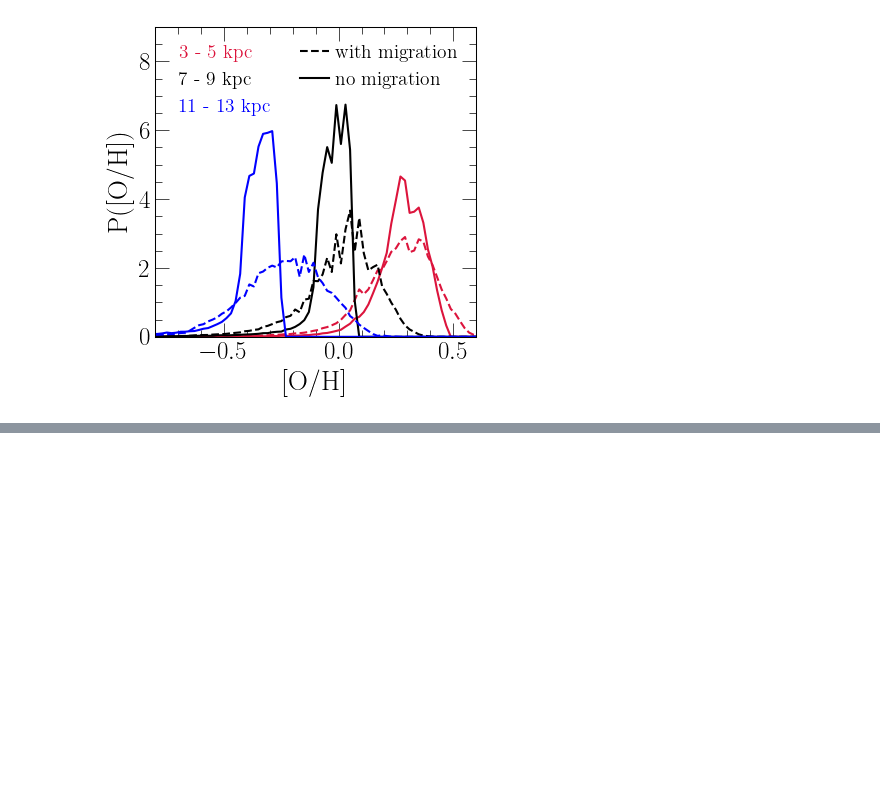
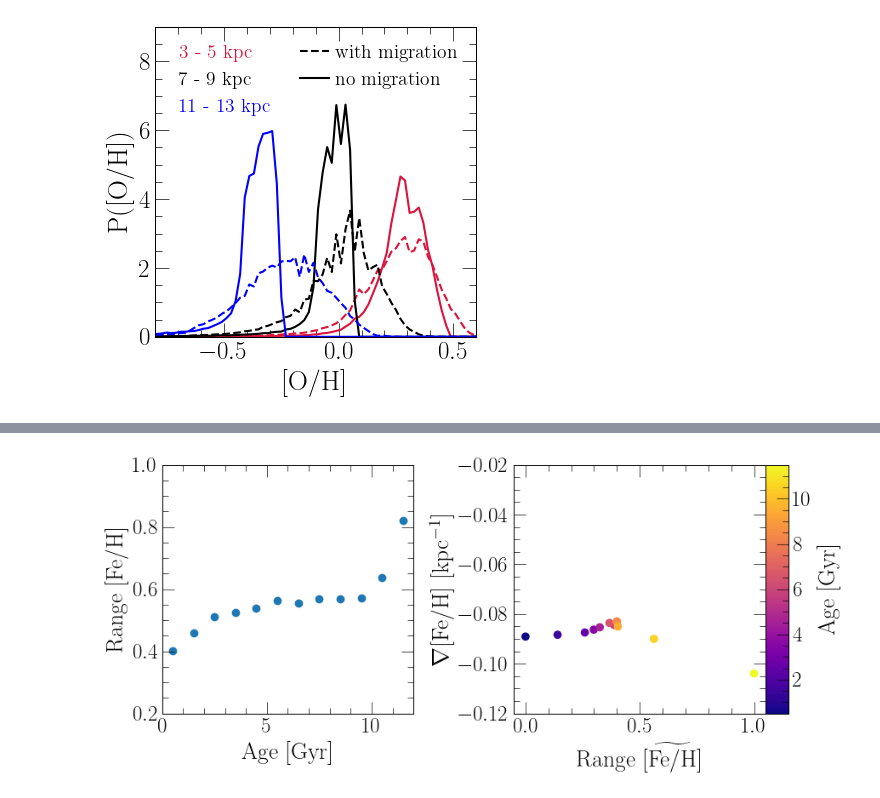
Before and after one commit to giganano/outflows, a Jupyter notebook: notebooks/rbirth-oh-distributions.ipynb, the cells around one changed output, grey strips where cells are left out. Drawn from its saved outputs; the diff is of its cells as text; code cells hidden in the pictures; blank space fills up the shorter version.

```diff
--- a/notebooks/rbirth-oh-distributions.ipynb
+++ b/notebooks/rbirth-oh-distributions.ipynb
@@ -381,0 +351,95 @@ plt.show()
+# %%
+ELEMENT = "Fe"
+ZONE_WIDTH = 0.1
+AGE_BINS = list(range(13))
+
+fig = plt.figure(figsize = (9, 4))
+ax1 = fig.add_subplot(121)
+ax1.set_xlabel(r"Age [Gyr]")
+ax1.set_ylabel("Range [%s/H]" % (ELEMENT))
+ax1.set_xlim([0, 12])
+ax1.set_ylim([0.2, 1.0])
+ax2 = fig.add_subplot(122)
+ax2.set_xlabel(r"Range $\widetilde{\text{[%s/H]}}$" % (ELEMENT))
+ax2.set_ylabel(r"$\nabla$[%s/H] [kpc$^{-1}$]" % (ELEMENT))
+ax2.set_xlim([-0.05, 1.05])
+ax2.set_ylim([-0.12, -0.02])
+
+def clipped_range(arr, weights):
+    indeces = np.argsort(arr)
+    weights = [w / sum(weights) for w in weights]
+    s = 0
+    fifth = None
+    ninetyfifth = None
+    for i in indeces:
+        s += weights[i]
+        if fifth is None and s > 0.05:
+            fifth = i
+        elif ninetyfifth is None and s > 0.95:
+            ninetyfifth = i
+        else: continue
+    if fifth is None or ninetyfifth is None:
+        return float("nan")
+    else:
+        fifth = arr[fifth]
+        ninetyfifth = arr[ninetyfifth]
+        return ninetyfifth - fifth
+
+def normalize_ranges(ranges):
+    minrange = min(ranges)
+    maxrange = max(ranges)
+    diff = maxrange - minrange
+    return [(_ - minrange) / diff for _ in ranges]
+
+oh_measured = []
+feh_measured = []
+age_measured = []
+for i in range(len(stars["age"])):
+    oh_measured.append(np.random.normal(loc = stars["[o/h]"][i], scale = 0.03))
+    feh_measured.append(np.random.normal(loc = stars["[fe/h]"][i], scale = 0.03))
+    age_measured.append(np.random.normal(loc = stars["age"][i], scale = 0.5))
+stars["[o/h]_measured"] = oh_measured
+stars["[fe/h]_measured"] = feh_measured
+stars["age_measured"] = age_measured
+
+slopes = []
+ranges = []
+for i in range(len(AGE_BINS) - 1):
+    sub = stars.filter(
+        "age_measured", ">=", AGE_BINS[i]).filter(
+        "age_measured", "<=", AGE_BINS[i + 1]).filter(
+        "zone_origin", "<=", int(15 / ZONE_WIDTH)).filter(
+        "zone_origin", ">=", int(3 / ZONE_WIDTH))
+    sub["rbirth"] = [ZONE_WIDTH * (_ + 0.5) for _ in sub["zone_origin"]]
+    line = linregress(sub["rbirth"], sub["[%s/h]_measured" % (ELEMENT)])
+    slopes.append(line.slope)
+    sub = sub.filter(
+        "zone_final", ">=", int(7 / ZONE_WIDTH)).filter(
+        "zone_final", "<=", int(10 / ZONE_WIDTH))
+    ranges.append(clipped_range(sub["[%s/h]_measured" % (ELEMENT)], sub["mass"]))
+
+print(slopes)
+print(ranges)
+
+age_centers = [(a + b) / 2 for a, b in zip(AGE_BINS[:-1], AGE_BINS[1:])]
+ax1.scatter(age_centers, ranges)
+sc = ax2.scatter(normalize_ranges(ranges), slopes, c = age_centers, cmap = "plasma")
+cbar_ax = fig.add_axes([0.1, 0.1, 0.1, 0.1])
+cbar = plt.colorbar(sc, cax = cbar_ax, orientation = "vertical")
+cbar.set_label("Age [Gyr]")
+cbar.set_ticks([2, 4, 6, 8, 10])
+
+plt.tight_layout()
+plt.subplots_adjust(right = 0.88, wspace = 0.4)
+cbar_ax.set_position([
+    ax2.get_position().x1,
+    ax2.get_position().y0,
+    0.03,
+    ax2.get_position().y1 - ax2.get_position().y0
+])
+for ext in ["pdf", "jpeg"]:
+    kwargs = {}
+    if ext == "jpeg": kwargs["dpi"] = 200
+    plt.savefig("./rbirth-oh-distributions/lucys-calculations-%s.%s" % (ELEMENT, ext), **kwargs)
+plt.show()
+# %% [output]
@@ -381,0 +448 @@ plt.show()
+[figure, added]
```
Also changed, not shown: parts of 3 cells of this notebook, 4 other files.
